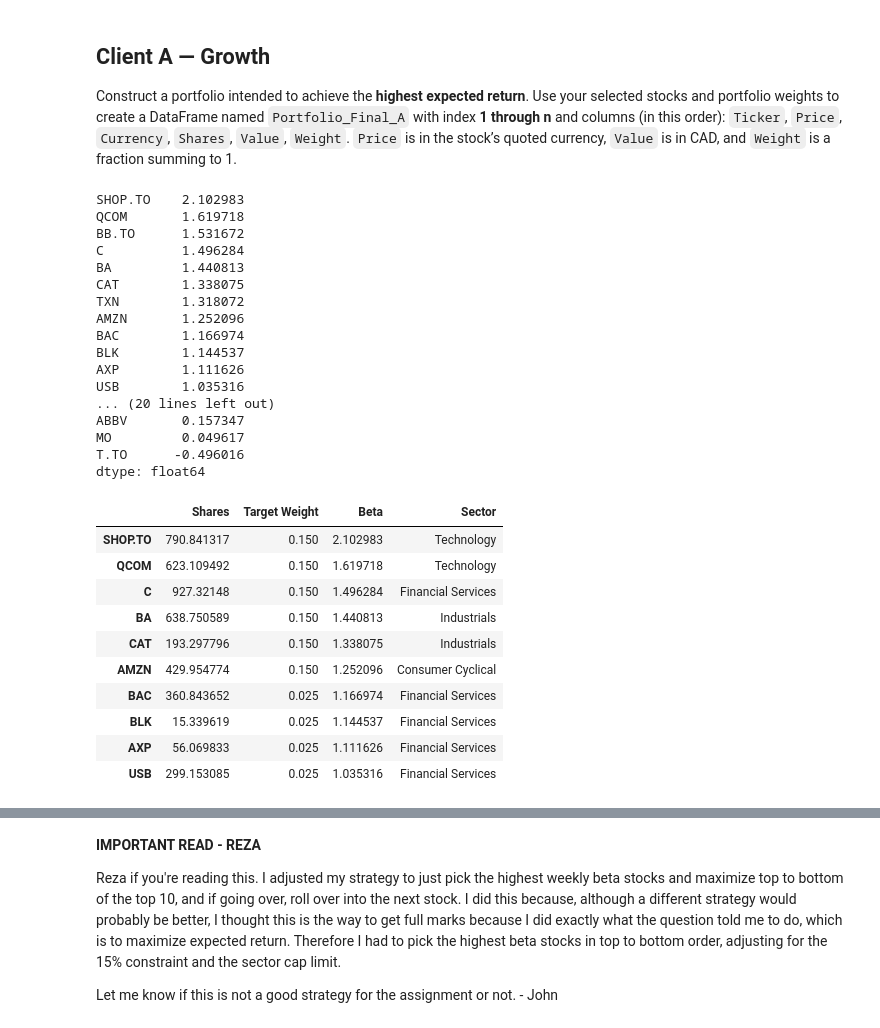
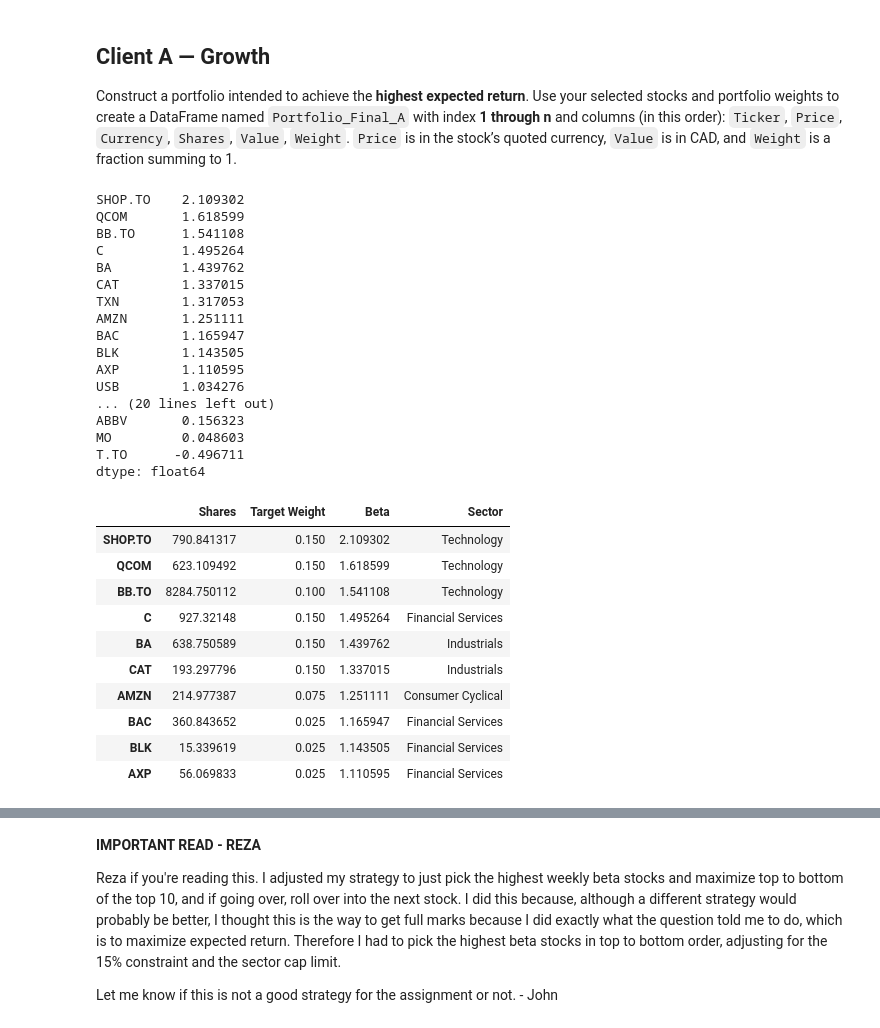
Before and after one commit to john-mandalas-uwaterloo/portfolio-model, a Jupyter notebook: Team_XX_Assignment_2026.ipynb, the cells around one changed output, grey strips where cells are left out. Cells and saved outputs as stored; diff of their text form; code cells hidden in the pictures.

Commit message:
Added rolling weighting to the portfolio A instead of skipping high beta stocks.

```diff
--- a/Team_XX_Assignment_2026.ipynb
+++ b/Team_XX_Assignment_2026.ipynb
@@ -58,6 +58,7 @@ max_port_size = 20
 
 min_weight = 0.15
 max_weight = 0.40
+max_stock_weight = 0.15
 
 # Stock eligibility
 csv_file_attach = "Tickers_Example.csv"
@@ -70,8 +71,8 @@ min_trade_d_per_m = 18
 
 # Purchase and transaction fees in USD
 
-purchase_date = str(stock_prices.index[-1].date())   # testing only
-# purchase_date = "2026-11-27"
+#purchase_date = str(stock_prices.index[-1].date())   # testing only
+purchase_date = "2026-11-25"
 
 fee_cap_per_stock = 2.15
 fee_per_share = 0.001
@@ -382,7 +383,7 @@ for ticker in normalized_tickers["Ticker"]:
     variance = market_returns.var()
     betas[ticker] = covariance / variance
 
-#ort from highest beta to lowest
+# sort from highest beta to lowest
 betas = pd.Series(betas)
 betas = betas.dropna()
 betas = betas.sort_values(ascending=False)
@@ -391,72 +392,81 @@ display(betas)
 # Top 6 get 15%, last 4 split the remaining 10%
 weight_plan = [0.15, 0.15, 0.15, 0.15, 0.15, 0.15, 0.025, 0.025, 0.025, 0.025]
 
-# Pick stocks from highest beta down, skipping any that would push a sector over 40%
+# Pick stocks from highest beta down
 sectors = normalized_tickers.set_index("Ticker")["Sector"]
 a_tickers = []
 a_weights = {}
 sector_weights = {}
+carry = 0
+
 for ticker in betas.index:
-    weight = weight_plan[len(a_tickers)]
     sector = sectors[ticker]
     current = sector_weights.get(sector, 0)
+    room = round(max_weight - current, 6)
 
-    if round(current + weight, 3) <= 0.40:
-        a_tickers.append(ticker)
-        a_weights[ticker] = weight
-        sector_weights[sector] = current + weight
+    if room <= 0:
+        continue
+
+    want = weight_plan[len(a_tickers)] + carry
+    given = min(want, room, max_stock_weight)
+
+    a_tickers.append(ticker)
+    a_weights[ticker] = given
+    sector_weights[sector] = current + given
+    carry = want - given
 
     if len(a_tickers) == 10:
         break
+
 
 # Buy each stock with its share of the budget (fees included)
 portfolio_a = pd.DataFrame(index=a_tickers, columns=["Shares"])
 for ticker in a_tickers:
     buy_ticker(ticker, a_weights[ticker] * client_a_budget, portfolio_a, purchase_date)
 
 # Show portfolio a
 portfolio_a["Target Weight"] = pd.Series(a_weights)
 portfolio_a["Beta"] = betas[a_tickers]
 portfolio_a["Sector"] = sectors[a_tickers]
 display(portfolio_a)
 display(pd.Series(sector_weights, name="Sector Weight"))
 
 beta_max = 0
 for ticker in a_tickers:
     beta_max += a_weights[ticker] * betas[ticker]
 
 returns_max = calculate_daily_returns(calculate_portfolio_value(cad_prices, portfolio_a))
 
 print("Value on purchase date (CAD): " + str(portfolio_value(portfolio_a, purchase_date)))
 print("Portfolio beta: " + str(beta_max))
 print("Historical daily volatility: " + str(calculate_volatility(returns_max)))
 print("Historical return: " + str(calculate_portfolio_return(portfolio_a, returns_max.index[0], returns_max.index[-1])))
 # %% [output]
-SHOP.TO    2.102983
-QCOM       1.619718
-BB.TO      1.531672
-C          1.496284
-BA         1.440813
-CAT        1.338075
-TXN        1.318072
-AMZN       1.252096
-BAC        1.166974
-BLK        1.144537
-AXP        1.111626
-USB        1.035316
+SHOP.TO    2.109302
+QCOM       1.618599
+BB.TO      1.541108
+C          1.495264
+BA         1.439762
+CAT        1.337015
+TXN        1.317053
+AMZN       1.251111
+BAC        1.165947
+BLK        1.143505
+AXP        1.110595
+USB        1.034276
 ... (20 lines left out)
-ABBV       0.157347
-MO         0.049617
-T.TO      -0.496016
+ABBV       0.156323
+MO         0.048603
+T.TO      -0.496711
 dtype: float64
 |  | Shares | Target Weight | Beta | Sector |
-| SHOP.TO | 790.841317 | 0.150 | 2.102983 | Technology |
-| QCOM | 623.109492 | 0.150 | 1.619718 | Technology |
-| C | 927.32148 | 0.150 | 1.496284 | Financial Services |
-| BA | 638.750589 | 0.150 | 1.440813 | Industrials |
-| CAT | 193.297796 | 0.150 | 1.338075 | Industrials |
-| AMZN | 429.954774 | 0.150 | 1.252096 | Consumer Cyclical |
-| BAC | 360.843652 | 0.025 | 1.166974 | Financial Services |
-| BLK | 15.339619 | 0.025 | 1.144537 | Financial Services |
-| AXP | 56.069833 | 0.025 | 1.111626 | Financial Services |
-| USB | 299.153085 | 0.025 | 1.035316 | Financial Services |
+| SHOP.TO | 790.841317 | 0.150 | 2.109302 | Technology |
+| QCOM | 623.109492 | 0.150 | 1.618599 | Technology |
+| BB.TO | 8284.750112 | 0.100 | 1.541108 | Technology |
+| C | 927.32148 | 0.150 | 1.495264 | Financial Services |
+| BA | 638.750589 | 0.150 | 1.439762 | Industrials |
+| CAT | 193.297796 | 0.150 | 1.337015 | Industrials |
+| AMZN | 214.977387 | 0.075 | 1.251111 | Consumer Cyclical |
+| BAC | 360.843652 | 0.025 | 1.165947 | Financial Services |
+| BLK | 15.339619 | 0.025 | 1.143505 | Financial Services |
+| AXP | 56.069833 | 0.025 | 1.110595 | Financial Services |
```
Also changed, not shown: parts of 1 cell of this notebook.
